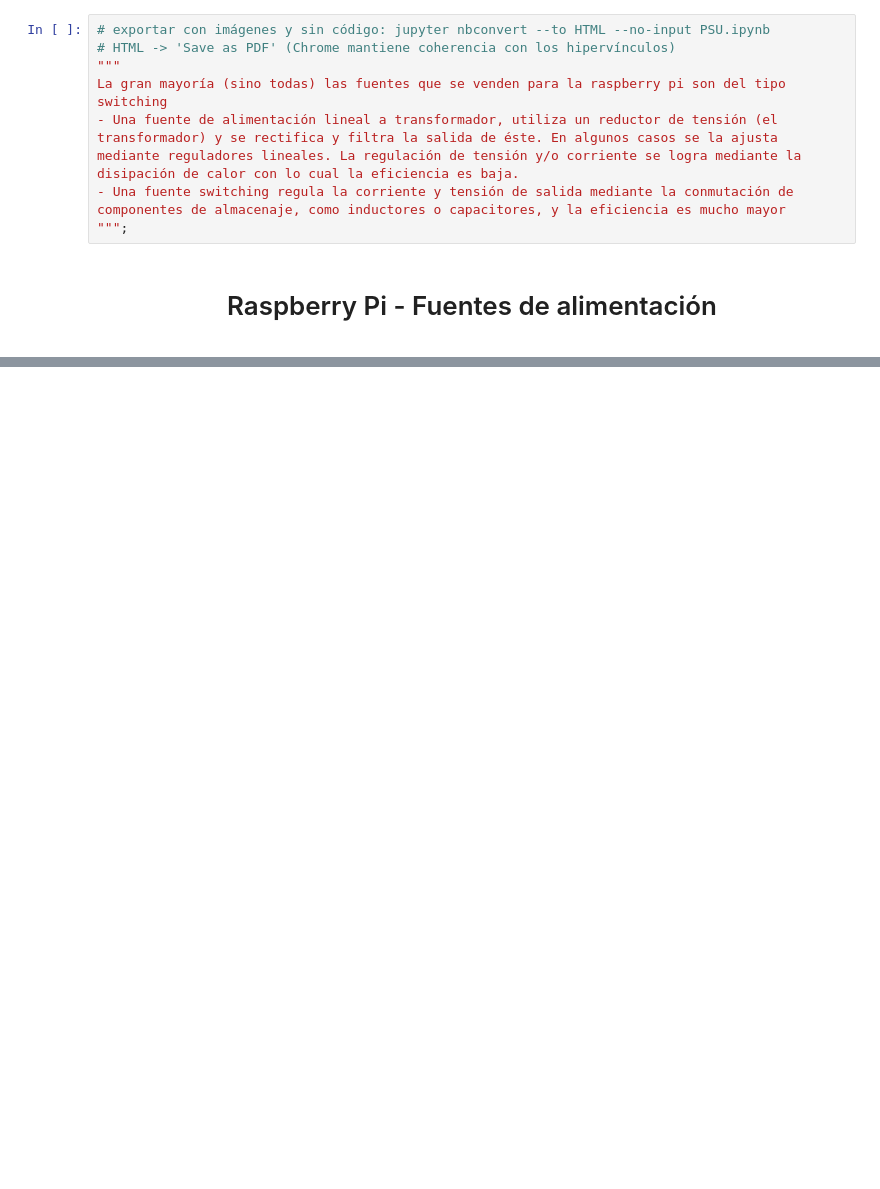
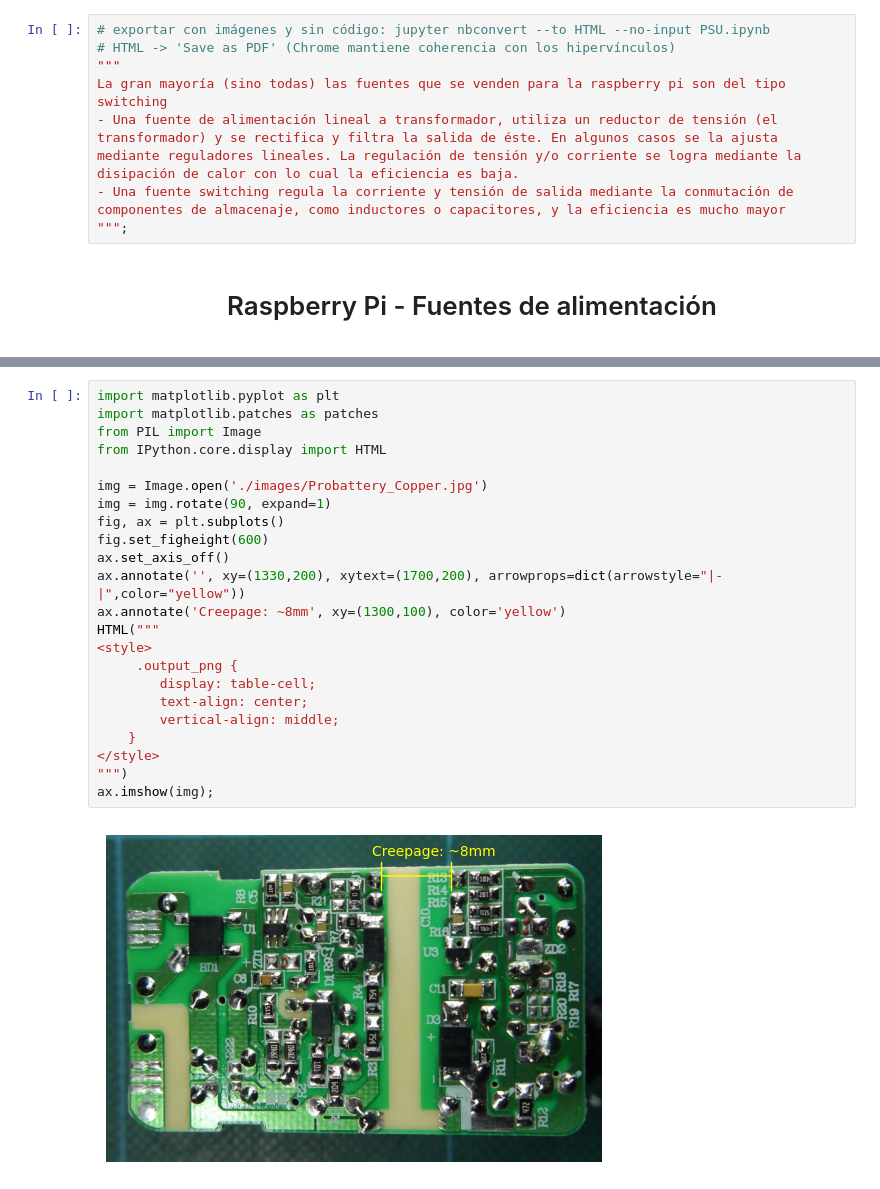
Before and after one commit to HN-Vignolles/R-Pi, a Jupyter notebook: PSU/PSU.ipynb, the cells around one changed output, grey strips where cells are left out. Drawn from its saved outputs; the diff is of its cells as text; blank space fills up the shorter version.

```diff
--- a/PSU/PSU.ipynb
+++ b/PSU/PSU.ipynb
@@ -57,4 +57,29 @@ La gran mayoría (sino todas) las fuentes que se venden para la raspberry pi son
         </td>
     </tr>
 </table>
+# %%
+import matplotlib.pyplot as plt
+import matplotlib.patches as patches
+from PIL import Image
+from IPython.core.display import HTML
+
+img = Image.open('./images/Probattery_Copper.jpg')
+img = img.rotate(90, expand=1)
+fig, ax = plt.subplots()
+fig.set_figheight(600)
+ax.set_axis_off()
+ax.annotate('', xy=(1330,200), xytext=(1700,200), arrowprops=dict(arrowstyle="|-|",color="yellow"))
+ax.annotate('Creepage: ~8mm', xy=(1300,100), color='yellow')
+HTML("""
+<style>
+     .output_png {
+        display: table-cell;
+        text-align: center;
+        vertical-align: middle;
+    }
+</style>
+""")
+ax.imshow(img);
+# %% [output]
+[figure, added]
 # %% [markdown]
```
Also changed, not shown: parts of 6 cells of this notebook, 2 other files.
